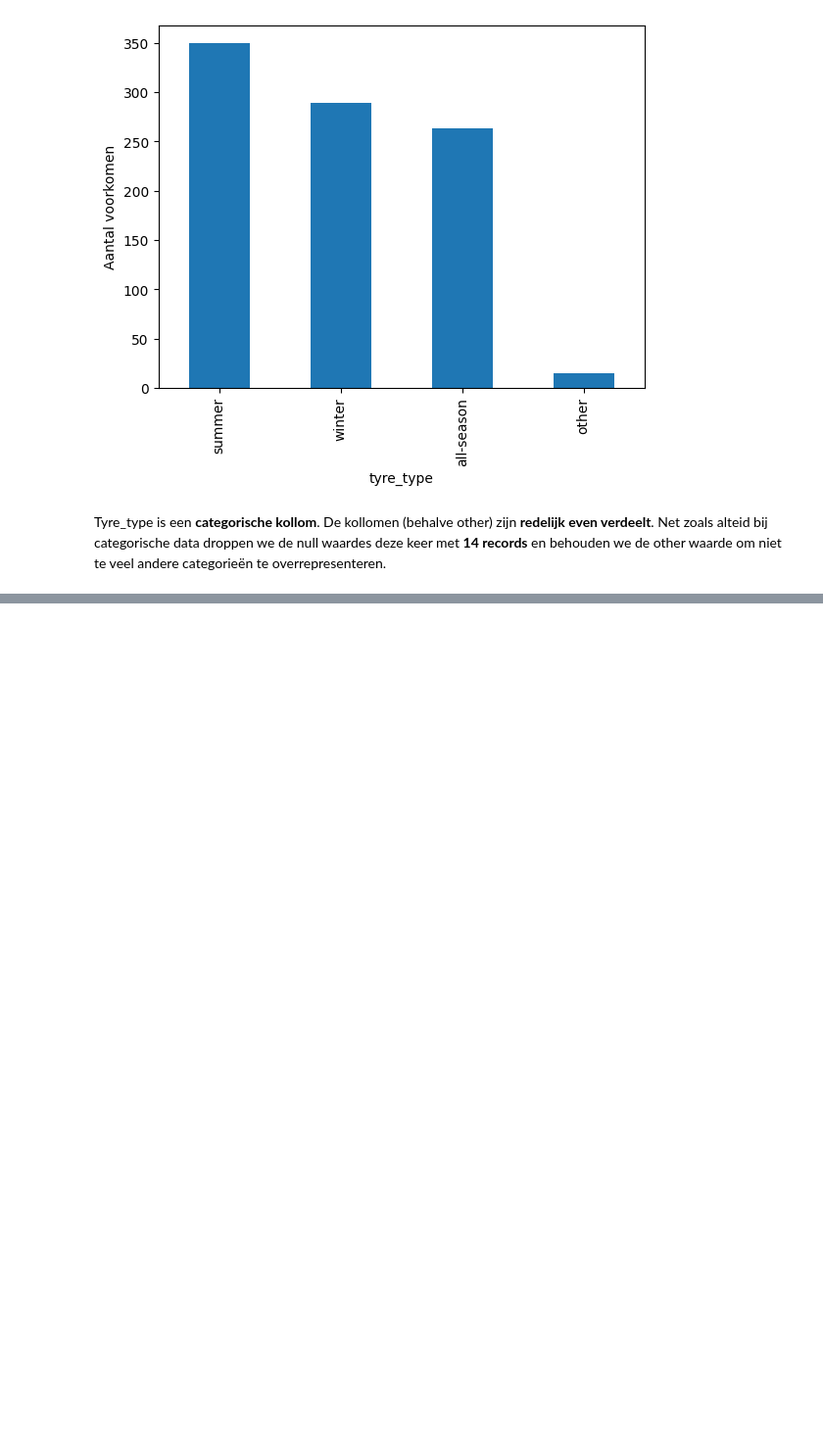
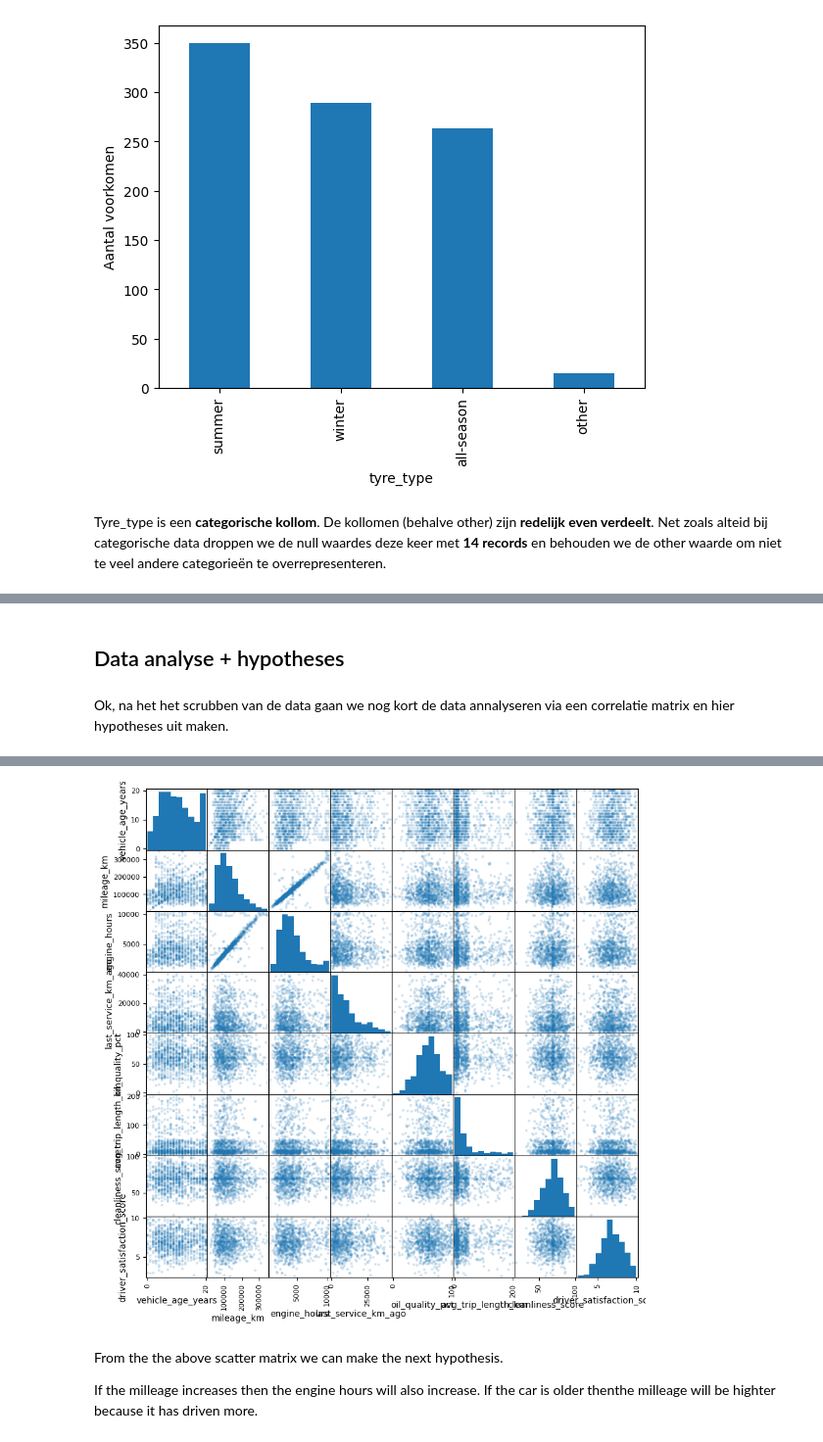
Before and after one commit to MilanMartens/DE-AI-mannen, a Jupyter notebook: notebooks/SLJ-EDA.ipynb, the cells around one changed output, grey strips where cells are left out. Shown at 98% size. Cells and saved outputs as stored; diff of their text form; code cells hidden in the pictures; blank space fills up the shorter version.

Commit message:
made scrubbing and a limited amount of hypotheses

```diff
--- a/notebooks/SLJ-EDA.ipynb
+++ b/notebooks/SLJ-EDA.ipynb
@@ -704,0 +715,9 @@ Tyre_type is een **categorische kollom**. De kollomen (behalve other) zijn **red
+# %% [markdown]
+## Data analyse + hypotheses
+# %% [markdown]
+Ok, na het het scrubben van de data gaan we nog kort de data annalyseren via een correlatie matrix en hier hypotheses uit maken.
+# %%
+from pandas.plotting import scatter_matrix
+scatter_matrix(df[['vehicle_age_years','mileage_km','engine_hours','last_service_km_ago','oil_quality_pct','avg_trip_length_km','cleanliness_score','driver_satisfaction_score']], alpha=0.2, figsize=(10,10))
+df[['vehicle_age_years','mileage_km','engine_hours','last_service_km_ago','oil_quality_pct','avg_trip_length_km','cleanliness_score','driver_satisfaction_score']].corr()
+# %% [output]
@@ -704,0 +733,6 @@ Tyre_type is een **categorische kollom**. De kollomen (behalve other) zijn **red
+[figure, added]
+# %% [markdown]
+From the the above scatter matrix we can make the next hypothesis.
+
+If the milleage increases then the engine hours will also increase.
+If the car is older thenthe milleage will be highter because it has driven more.
```
Also changed, not shown: parts of 5 cells of this notebook.
